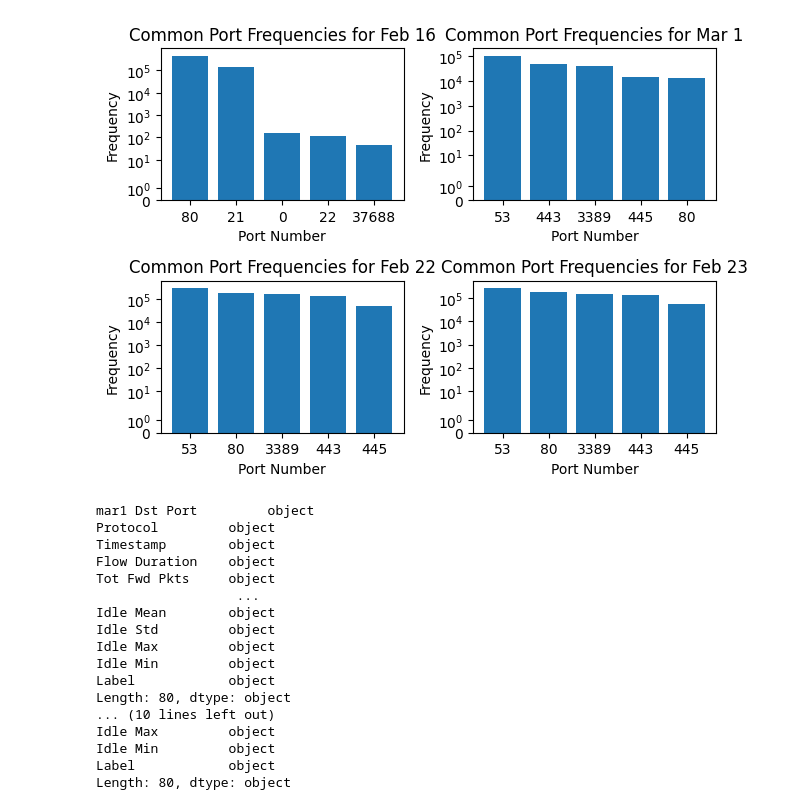
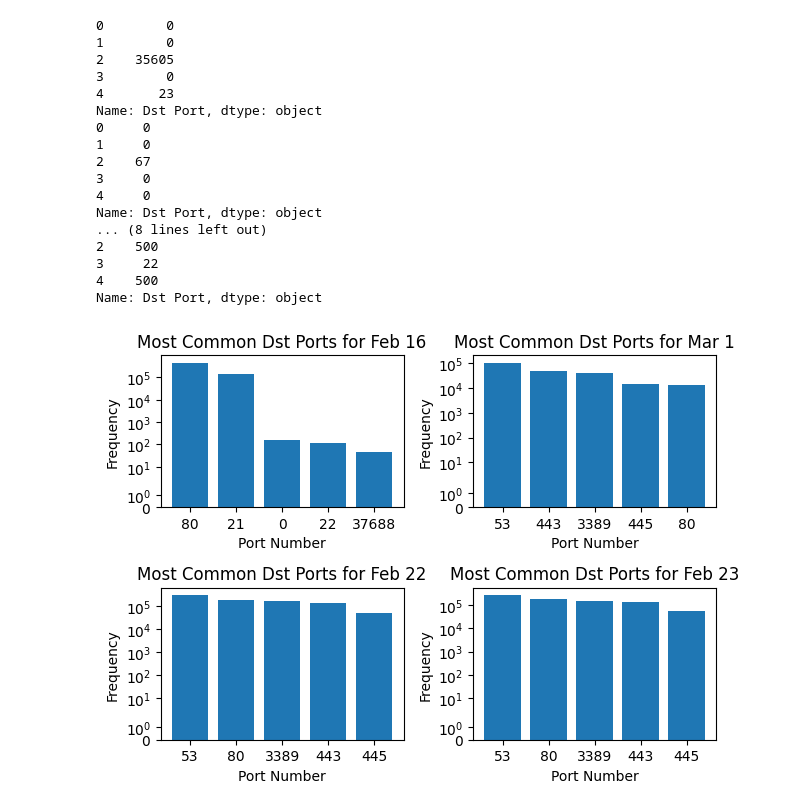
Before and after one commit to temidosu/IDS-Analysis-Report, a Jupyter notebook: HW2-Report.ipynb, the cells around one changed output. Cells and saved outputs as stored; diff of their text form; code cells hidden in the pictures.

Commit message:
FInish Protocol plot

```diff
--- a/HW2-Report.ipynb
+++ b/HW2-Report.ipynb
@@ -12,45 +12,41 @@ feb23 = pd.read_csv("data/02-23-2018.csv", low_memory = False, dtype=object)
 # %%
 def plot_common_port_freqs(ax: plt.Axes, date: str, data: pd.DataFrame):
     tf = Counter(data["Dst Port"])
+    # print(data["Dst Port"].head())
+
     y = [count for tag, count in tf.most_common(5)]
     x = [tag for tag, count in tf.most_common(5)]
 
     ax.bar(x, y)
     ax.locator_params(nbins=5)
 
-    ax.set_title(f"Common Port Frequencies for {date}")
+    ax.set_title(f"Most Common Dst Ports for {date}")
     ax.set_ylabel("Frequency")
     ax.set_xlabel("Port Number")
     ax.set_yscale("symlog")
-
-
 
 fig, ((ax1, ax2), (ax3, ax4)) = plt.subplots(nrows=2, ncols=2)
 plot_common_port_freqs(ax1, "Feb 16", feb16)
 plot_common_port_freqs(ax2, "Mar 1", mar1)
 plot_common_port_freqs(ax3, "Feb 22", feb22)
 plot_common_port_freqs(ax4, "Feb 23", feb23)
 plt.tight_layout()
 # %% [output]
+0        0
+1        0
+2    35605
+3        0
+4       23
+Name: Dst Port, dtype: object
+0     0
+1     0
+2    67
+3     0
+4     0
+Name: Dst Port, dtype: object
+... (8 lines left out)
+2    500
+3     22
+4    500
+Name: Dst Port, dtype: object
-[figure, old version]
+[figure, new version]
-# %%
-print("mar1", mar1.dtypes)
-print("\n\nfeb22", feb22.dtypes)
-# %% [output]
-mar1 Dst Port         object
-Protocol         object
-Timestamp        object
-Flow Duration    object
-Tot Fwd Pkts     object
-                  ...
-Idle Mean        object
-Idle Std         object
-Idle Max         object
-Idle Min         object
-Label            object
-Length: 80, dtype: object
-... (10 lines left out)
-Idle Max         object
-Idle Min         object
-Label            object
-Length: 80, dtype: object
```
Also changed, not shown: parts of 1 cell of this notebook.
